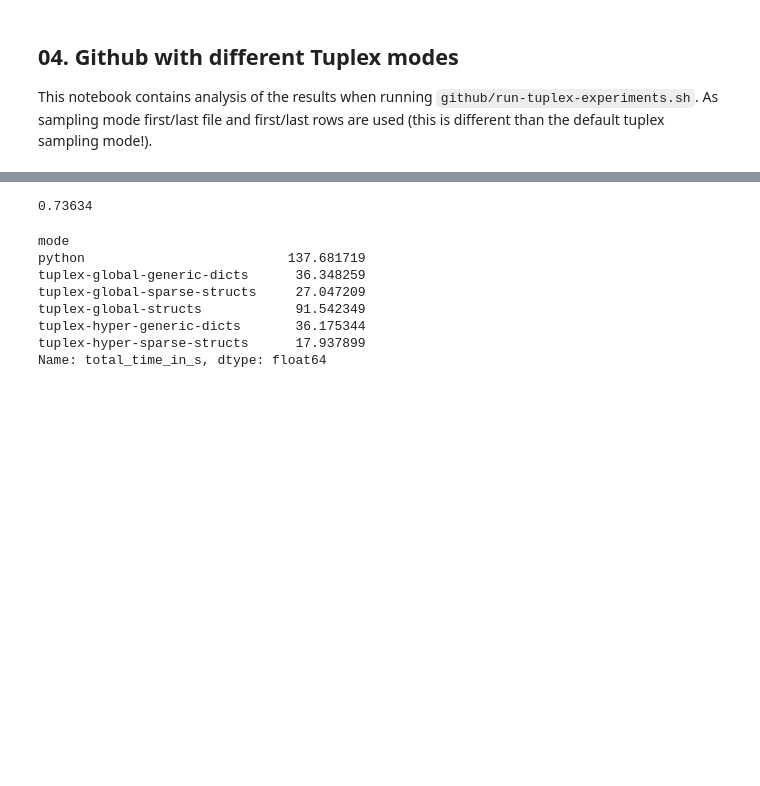
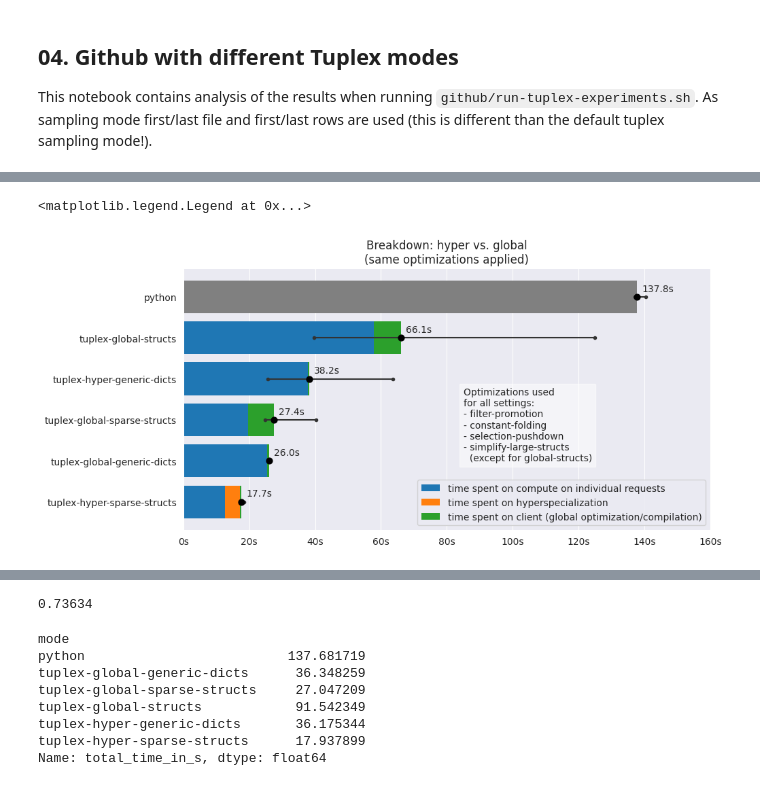
Before and after one commit to LeonhardFS/tuplex-public, a Jupyter notebook: benchmarks/nextconf/hyperspecialization/notebooks/04_Github_sparse_with_auto_detect.ipynb, the cells around one changed output, grey strips where cells are left out. Cells and saved outputs as stored; diff of their text form; code cells hidden in the pictures; blank space fills up the shorter version.

```diff
--- a/benchmarks/nextconf/hyperspecialization/notebooks/04_Github_sparse_with_auto_detect.ipynb
+++ b/benchmarks/nextconf/hyperspecialization/notebooks/04_Github_sparse_with_auto_detect.ipynb
@@ -265,0 +66,13 @@ df
+# %%
+# Breakdown plot, i.e. using averages + std for now
+
+# 10th Percentile
+def q10(x):
+    return x.quantile(0.5)
+
+# 90th Percentile
+def q90(x):
+    return x.quantile(0.9)
+
+gdf = df_totals.groupby('mode').agg(['mean', 'std', q10, q90]).reset_index()
+gdf
@@ -265,0 +88,48 @@ df
+# %%
+gdf[('other_time_in_s', 'mean')] = gdf[('total_time_in_s', 'mean')] - gdf[('request_time_in_s', 'mean')]
+gdf[('compute_time_in_s', 'mean')] = gdf[('request_time_in_s', 'mean')] - gdf[('hyperspecialization_time', 'mean')]
+# %%
+gdf = gdf.sort_values(by=('total_time_in_s', 'mean')).reset_index(drop=True)
+# %%
+plt.figure(figsize=(10,5))
+kwargs={'edgecolor':None, 'lw':0}
+
+h = gdf[('compute_time_in_s', 'mean')]
+plt.barh(gdf.index, h, **kwargs, label='time spent on compute on individual requests')
+hh = gdf[('hyperspecialization_time', 'mean')]
+plt.barh(gdf.index, hh, left=h, **kwargs, label='time spent on hyperspecialization')
+hhh = gdf[('other_time_in_s', 'mean')]
+handle = plt.barh(gdf.index, hhh, left=h + hh, **kwargs, label='time spent on client (global optimization/compilation)')
+# modify python handle
+handle[-1].set_color([.5]*3)
+# plot total error bar
+mu = gdf[('total_time_in_s', 'mean')]
+sigma = gdf[('total_time_in_s', 'std')]
+q10 = gdf[('total_time_in_s', 'q10')]
+q90 = gdf[('total_time_in_s', 'q90')]
+
+for lower,upper,y in zip(q10,q90,range(len(q10))):
+    plt.plot((lower,upper),(y,y),'ro-',color=[0.2]*3, markersize=3)
+
+plt.scatter(mu, gdf.index, 40, marker='o', color='k',zorder=10)
+
+# print runtime numbers in s
+for xi, yi in zip(mu, range(len(mu))):
+    plt.text(xi + 1.5, yi + .2, f'{xi:.1f}s', horizontalalignment='left', verticalalignment='center')
+
+modes = list(gdf['mode'])
+ax = plt.gca()
+ax.set_yticklabels(modes)
+plt.yticks(range(len(modes)), rotation=0)
+ax.xaxis.set_major_formatter(EngFormatter(unit='s', sep=''))
+
+plt.text(85, 1, 'Optimizations used\nfor all settings:\n- filter-promotion\n- constant-folding\n- selection-pushdown\n- simplify-large-structs\n  (except for global-structs)', fontsize = 10,
+         bbox = dict(facecolor = 'white', alpha = 0.5))
+
+plt.grid(axis='y')
+plt.title('Breakdown: hyper vs. global\n(same optimizations applied)')
+plt.xlim(0, 160)
+plt.legend(loc='best')
+# %% [output]
+<matplotlib.legend.Legend at 0x...>
+[figure, added]
```
Also changed, not shown: parts of 20 cells of this notebook, 1 other file.
